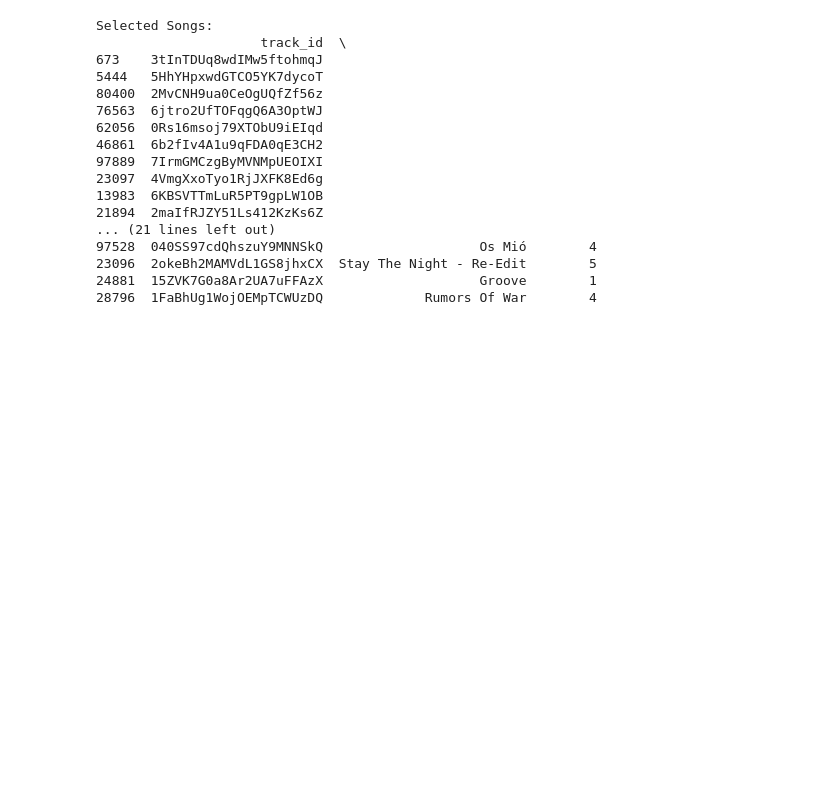
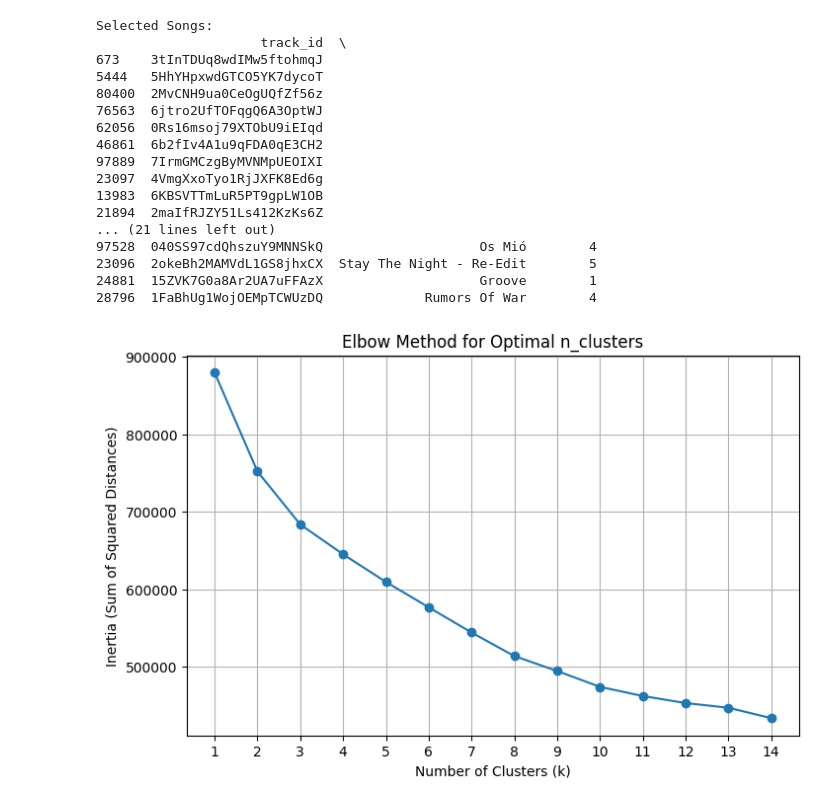
Before and after one commit to anikas2003/spotifyrec, a Jupyter notebook: spotifyrecommendationtwo.ipynb, the cells around one changed output. Saved outputs shown, nothing was run; the diff lists cells and outputs as text; code cells hidden in the pictures; blank space fills up the shorter version.

```diff
--- a/spotifyrecommendationtwo.ipynb
+++ b/spotifyrecommendationtwo.ipynb
@@ -106,3 +106,28 @@ Selected Songs:
 23096  2okeBh2MAMVdL1GS8jhxCX  Stay The Night - Re-Edit        5
 24881  15ZVK7G0a8Ar2UA7uFFAzX                    Groove        1
 28796  1FaBhUg1WojOEMpTCWUzDQ             Rumors Of War        4
+# %%
+# elbow method
+inertia = []
+
+# try the following cluster values
+cluster_range = range(1, 15)
+
+for n_clusters in cluster_range:
+    kmeans = KMeans(n_clusters=n_clusters, random_state=42)
+    kmeans.fit(train_data[train_features])
+    inertia.append(kmeans.inertia_)
+
+# plot inertia values to pick
+plt.figure(figsize=(8, 5))
+plt.plot(cluster_range, inertia, marker='o')
+plt.title('Elbow Method for Optimal n_clusters')
+plt.xlabel('Number of Clusters (k)')
+plt.ylabel('Inertia (Sum of Squared Distances)')
+plt.xticks(cluster_range)
+plt.grid()
+plt.show()
+
+# picking k = 10
+# %% [output]
+[figure, added]
```
Also changed, not shown: parts of 1 cell of this notebook.
